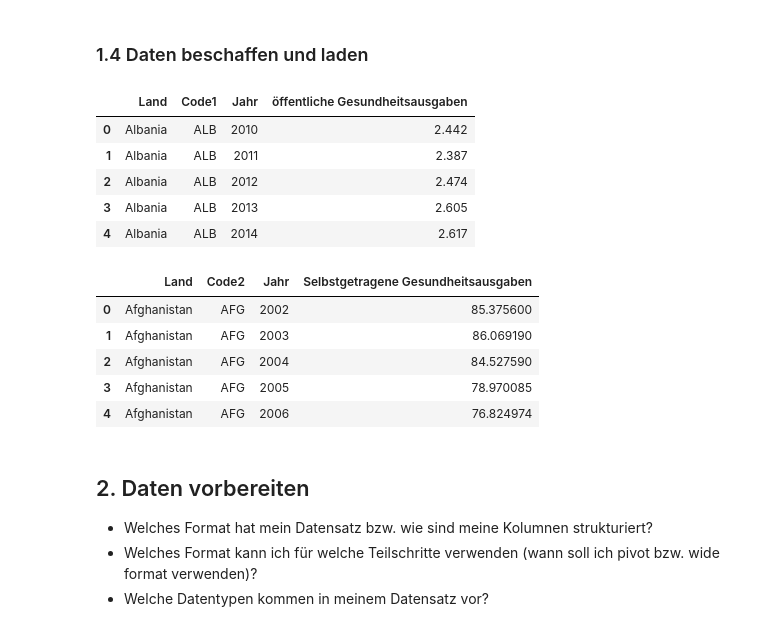
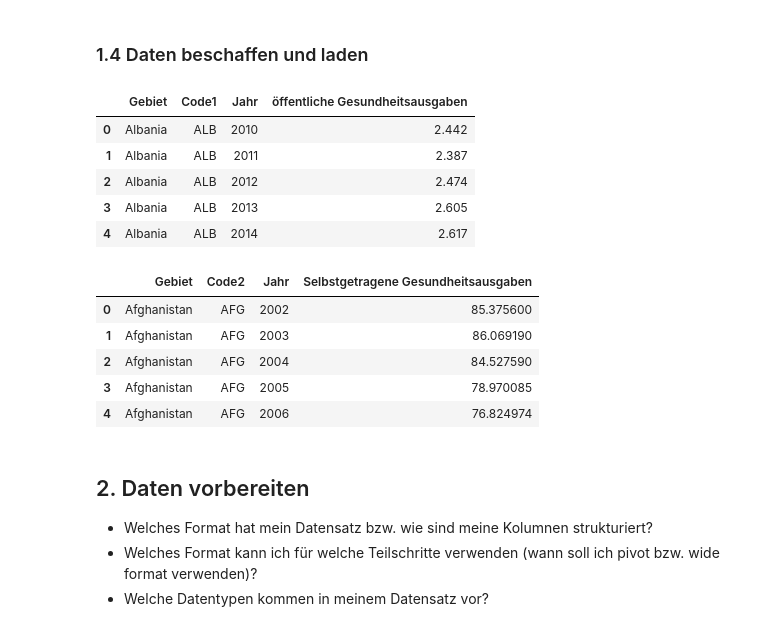
Before and after one commit to cossllea/BMLD1-LN2-Python, a Jupyter notebook: Grundgerüst_Leistungsnachweis.ipynb, the cells around one changed output. Saved outputs shown, nothing was run; the diff lists cells and outputs as text; code cells hidden in the pictures.

```diff
--- a/Grundgerüst_Leistungsnachweis.ipynb
+++ b/Grundgerüst_Leistungsnachweis.ipynb
@@ -34,22 +34,24 @@ import pandas as pd
 import seaborn as sns
 from matplotlib import pyplot as plt
 # %%
+# Datenset 1: Öffentliche Gesundheitsausgaben importieren
 df1 = pd.read_csv("public-health-expenditure-share-gdp.csv", skiprows=1,
-                 names=["Land", "Code1", "Jahr", "öffentliche Gesundheitsausgaben"])
+                 names=["Gebiet", "Code1", "Jahr", "öffentliche Gesundheitsausgaben"])
 df1.head()
 # %% [output]
-|  | Land | Code1 | Jahr | öffentliche Gesundheitsausgaben |
+|  | Gebiet | Code1 | Jahr | öffentliche Gesundheitsausgaben |
 | 0 | Albania | ALB | 2010 | 2.442 |
 | 1 | Albania | ALB | 2011 | 2.387 |
 | 2 | Albania | ALB | 2012 | 2.474 |
 | 3 | Albania | ALB | 2013 | 2.605 |
 | 4 | Albania | ALB | 2014 | 2.617 |
 # %%
+# Datenset 2: Selbstgetragene Gesundheitskosten importieren
 df2 = pd.read_csv("share-of-out-of-pocket-expenditure-on-healthcare.csv", skiprows=1,
-                 names=["Land", "Code2", "Jahr", "Selbstgetragene Gesundheitsausgaben"])
+                 names=["Gebiet", "Code2", "Jahr", "Selbstgetragene Gesundheitsausgaben"])
 df2.head()
 # %% [output]
-|  | Land | Code2 | Jahr | Selbstgetragene Gesundheitsausgaben |
+|  | Gebiet | Code2 | Jahr | Selbstgetragene Gesundheitsausgaben |
 | 0 | Afghanistan | AFG | 2002 | 85.375600 |
 | 1 | Afghanistan | AFG | 2003 | 86.069190 |
 | 2 | Afghanistan | AFG | 2004 | 84.527590 |
```
Also changed, not shown: parts of 28 cells of this notebook.
